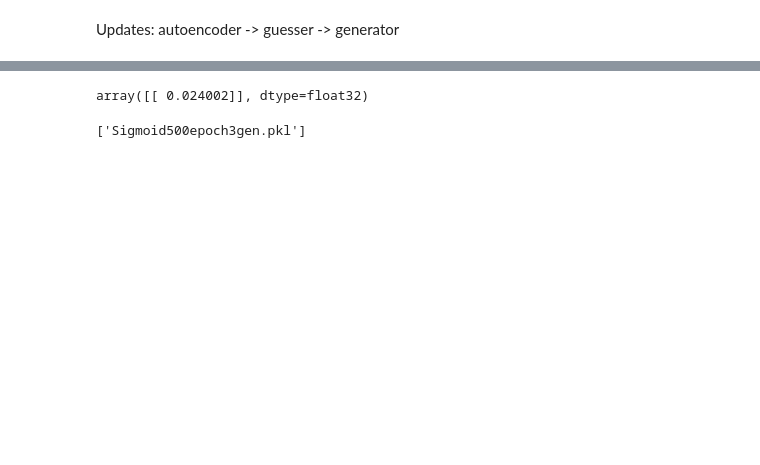
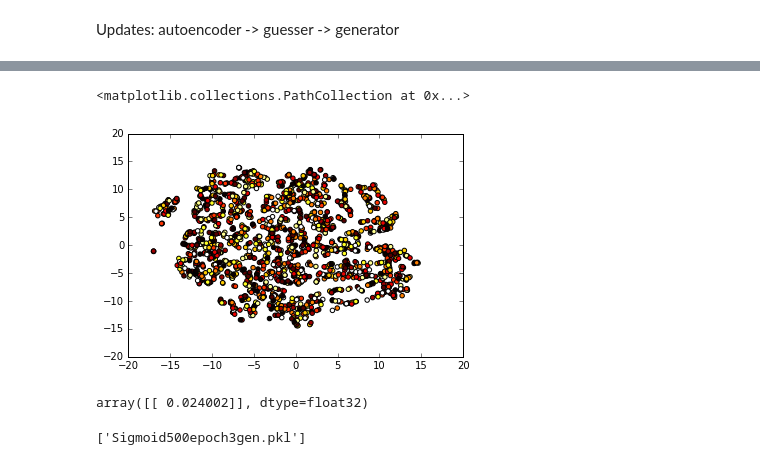
Before and after one commit to Aanax/newbie_GAN, a Jupyter notebook: AAE.ipynb, the cells around one changed output, grey strips where cells are left out. Saved outputs shown, nothing was run; the diff lists cells and outputs as text; code cells hidden in the pictures; blank space fills up the shorter version.

```diff
--- a/AAE.ipynb
+++ b/AAE.ipynb
@@ -151,0 +160,2 @@ X.shape
+# %%
+num_encoder_train = 1
@@ -151,0 +164,3 @@ X.shape
+# %%
+model.layers[-1].trainable = False
+model.compile(opt, loss = [generator_error_theano,Nobody_Cares])
@@ -203,3 +334,15 @@ pred = model.predict([np.random.uniform(bottom,top,64).reshape((-1,64)),np.zeros
+# %%
+random_hiddens = [np.random.standard_exponential(size = HIDDEN_VECTOR_SIZE) for i in range(len(y))]#= get_hiddens(X)
+X_tsne = TSNE(n_components=2, n_iter=200).fit_transform(random_hiddens)
+#colors = matplotlib.cm.rainbow(np.linspace(0, 1, len(set(y))))
+#colors_to_use = []
+#for label in y:
+#    colors_to_use.append(colors[label])
+
+pylab.scatter(X_tsne[:, 0], X_tsne[:, 1], c=y, cmap=pylab.cm.hot)#,colors_to_use)#
+# %% [output]
+<matplotlib.collections.PathCollection at 0x...>
+[figure, added]
 # %%
 
 pred2 = model.predict([np.zeros((64,)).reshape((-1,64)),np.array(X[44]).reshape((-1,64))])
```
Also changed, not shown: parts of 54 cells of this notebook.
